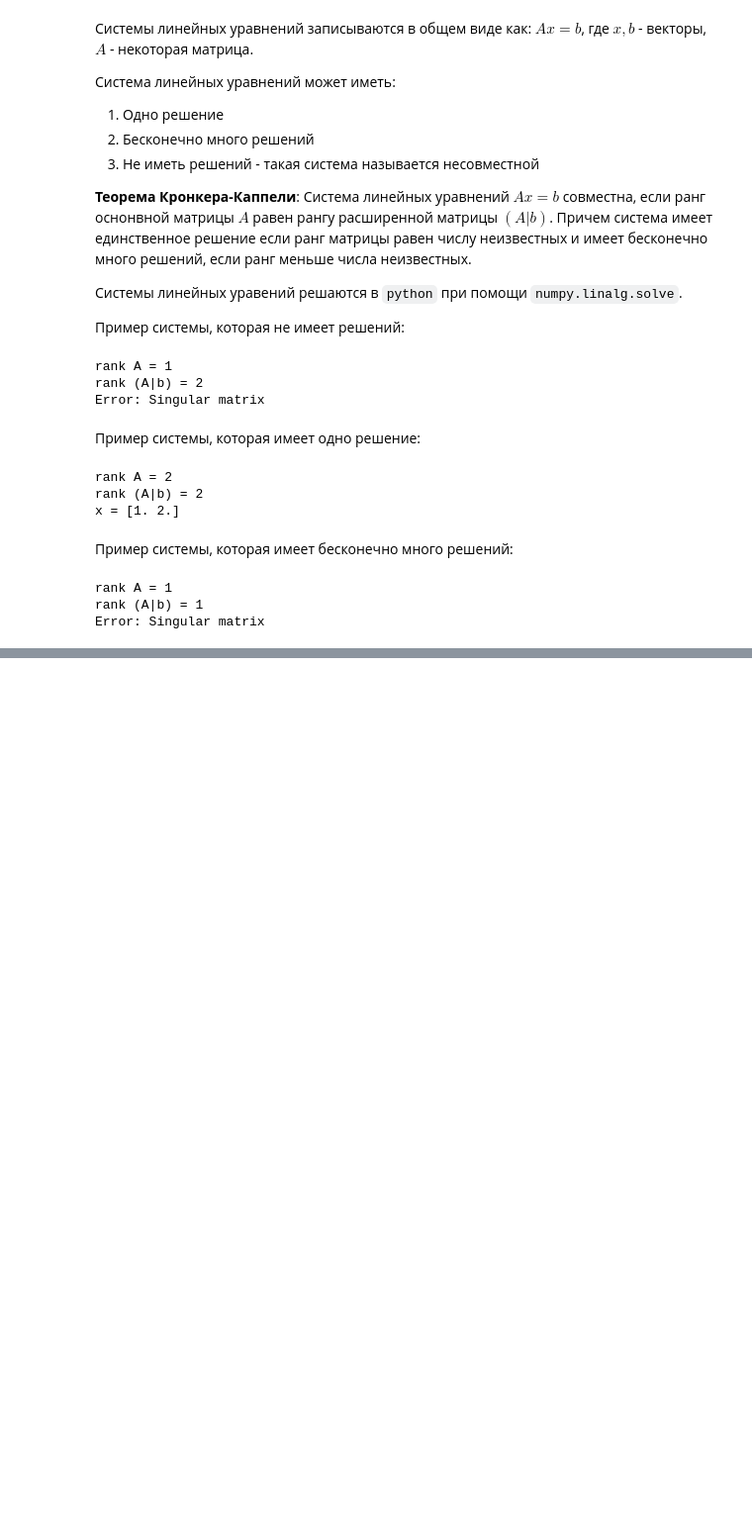
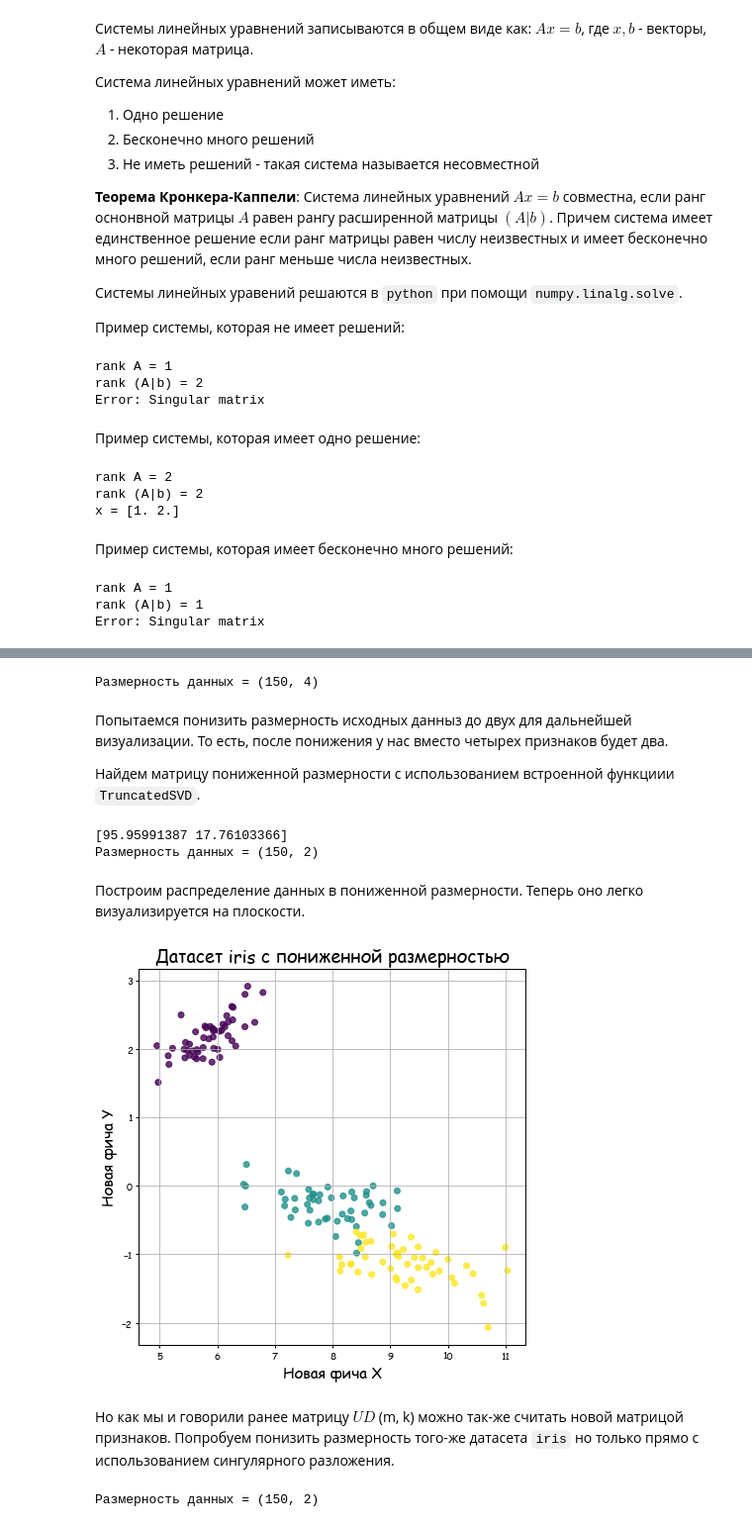
Before and after one commit to ZakharovAleksey/Study, a Jupyter notebook: Machine Learning/Yandex_specialization/0_Math/linal_matrix.ipynb, the cells around one changed output, grey strips where cells are left out. Shown: that part at 99% size. Saved outputs shown, nothing was run; the diff lists cells and outputs as text; code cells hidden in the pictures; blank space fills up the shorter version.

Commit message:
[ML] Week 2. Math SVD decomposition.

```diff
--- a/Machine Learning/Yandex_specialization/0_Math/linal_matrix.ipynb
+++ b/Machine Learning/Yandex_specialization/0_Math/linal_matrix.ipynb
@@ -244,0 +331,48 @@ Error: Singular matrix
+# %%
+import sklearn
+from sklearn.datasets import load_iris
+
+data = load_iris()
+X = data.data
+print('Размерность данных = {0}'.format(X.shape))
+# %% [output]
+Размерность данных = (150, 4)
+# %% [markdown]
+Попытаемся понизить размерность исходных данныз до двух для дальнейшей визуализации.
+То есть, после понижения у нас вместо четырех признаков будет два.
+
+Найдем матрицу пониженной размерности с использованием встроенной функциии `TruncatedSVD`.
+# %%
+from sklearn.decomposition import TruncatedSVD
+
+dim = TruncatedSVD(n_components=2, random_state=2)
+dim.fit(X)
+
+X_hat = dim.transform(X)
+print(dim.singular_values_)
+print('Размерность данных = {0}'.format(X_hat.shape))
+# %% [output]
+[95.95991387 17.76103366]
+Размерность данных = (150, 2)
+# %% [markdown]
+Построим распределение данных в пониженной размерности.
+Теперь оно легко визуализируется на плоскости.
+# %%
+fig, ax = plt.subplots(figsize=(7, 7))
+ax.scatter(X_hat[:, 0], X_hat[:, 1], c=data.target, alpha=0.8)
+ax.set_title('Датасет iris с пониженной размерностью', fontsize=18)
+ax.set_xlabel('Новая фича X', fontsize=15); ax.set_ylabel('Новая фича Y', fontsize=15)
+ax.grid(True)
+plt.show()
+# %% [output]
+[figure, added]
+# %% [markdown]
+Но как мы и говорили ранее матрицу $UD$ (m, k) можно так-же считать новой матрицой признаков.
+Попробуем понизить размерность того-же датасета `iris` но только прямо с использованием сингулярного разложения.
+# %%
+U, D, Vt = svd(X)
+n_comp = 2
+X_hat1 = U[:, :n_comp].dot(np.diag(D[:n_comp]))
+print('Размерность данных = {0}'.format(X_hat1.shape))
+# %% [output]
+Размерность данных = (150, 2)
```
Also changed, not shown: parts of 15 cells of this notebook, 2 other files.
